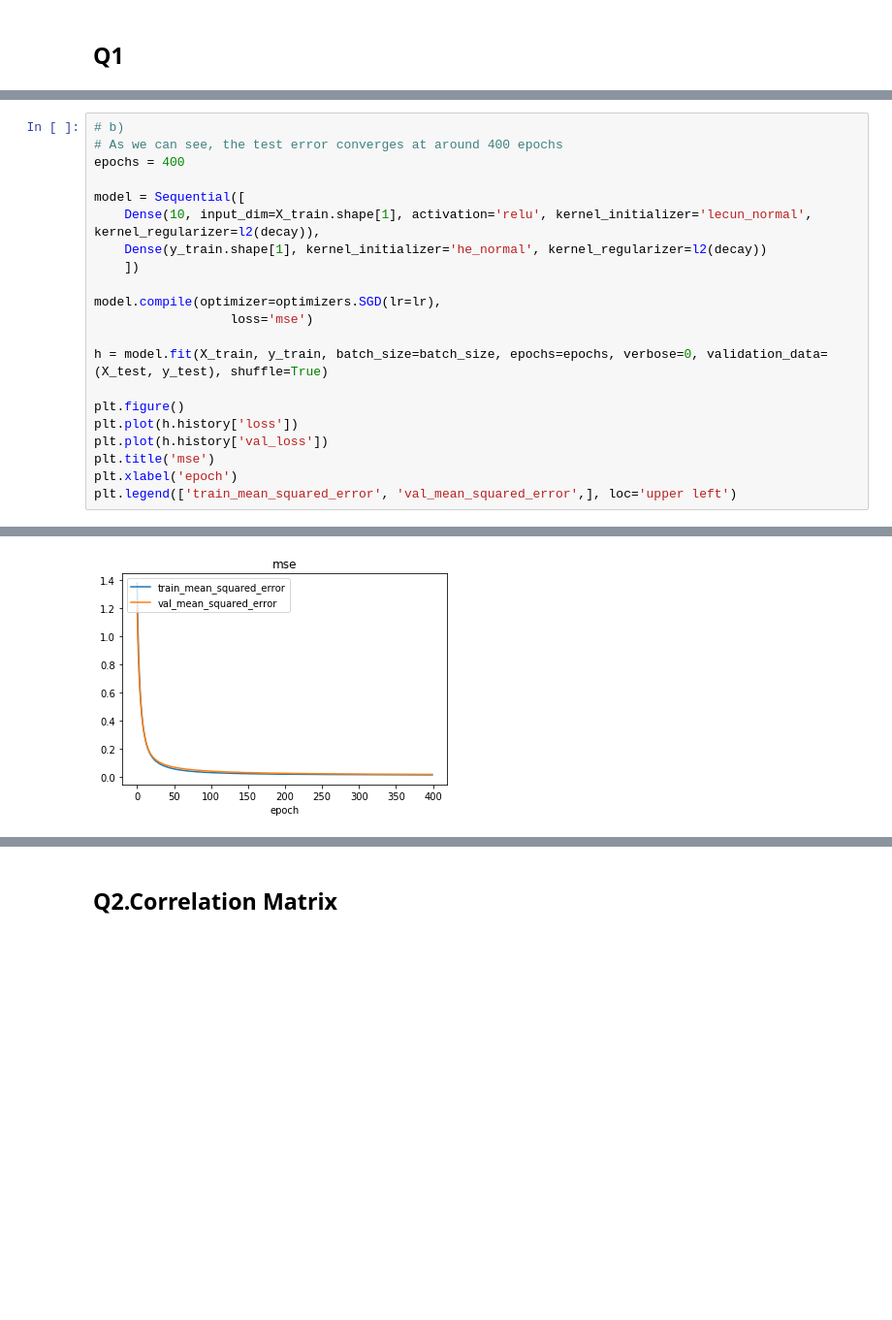
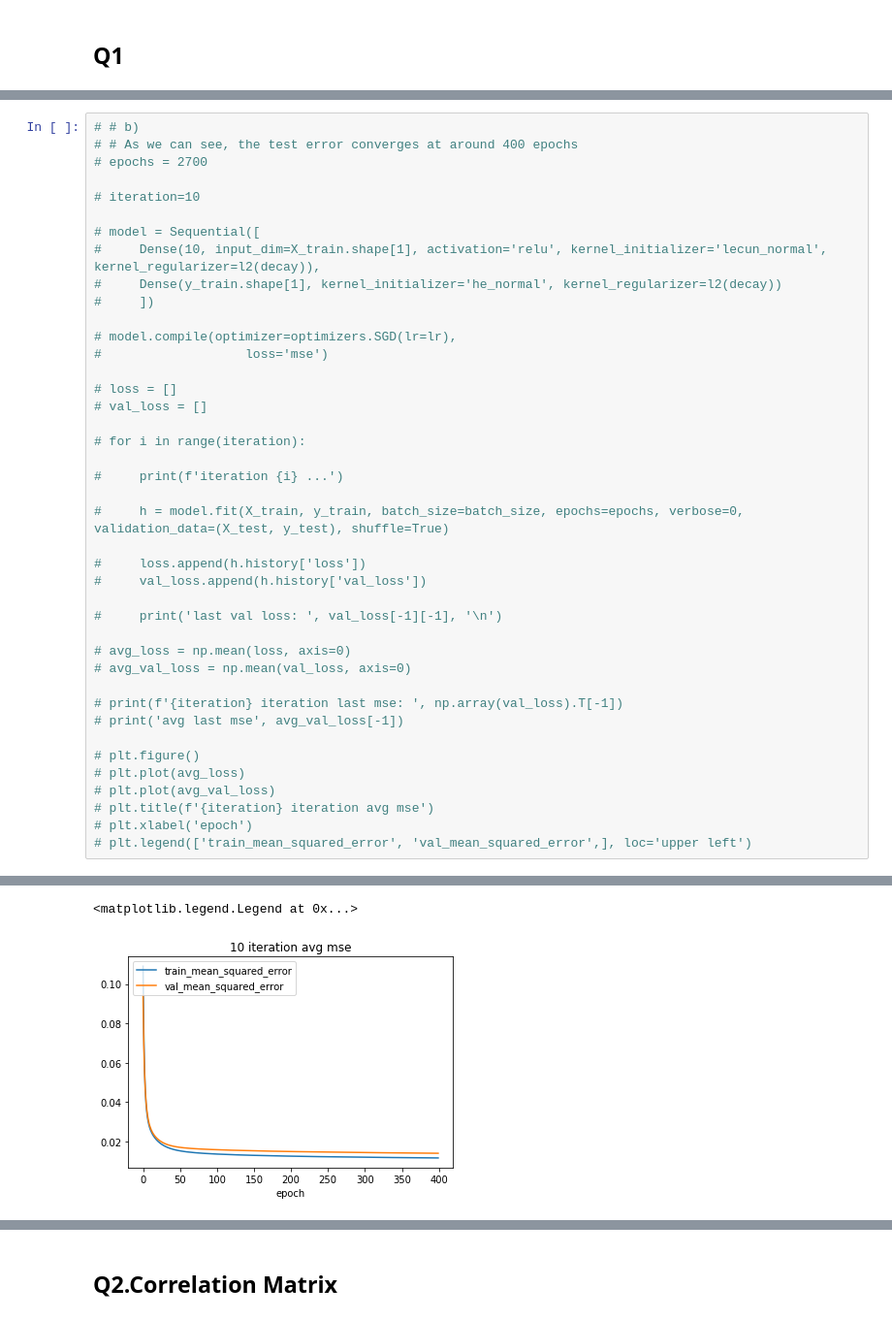
Before and after one commit to Yuhaooooo/CZ4042_Deep_Learning, a Jupyter notebook: assignment1_question_b/question_b.ipynb, the cells around one changed output, grey strips where cells are left out. Shown at 97% size. Saved outputs shown, nothing was run; the diff lists cells and outputs as text; blank space fills up the shorter version.

```diff
--- a/assignment1_question_b/question_b.ipynb
+++ b/assignment1_question_b/question_b.ipynb
@@ -96,22 +117,42 @@ plt.legend(['train_mean_squared_error', 'val_mean_squared_error',], loc='upper l
 # %%
-# b)
-# As we can see, the test error converges at around 400 epochs
-epochs = 400
+# # b)
+# # As we can see, the test error converges at around 400 epochs
+# epochs = 2700
 
-model = Sequential([
-    Dense(10, input_dim=X_train.shape[1], activation='relu', kernel_initializer='lecun_normal', kernel_regularizer=l2(decay)),
-    Dense(y_train.shape[1], kernel_initializer='he_normal', kernel_regularizer=l2(decay))
-    ])
+# iteration=10
 
-model.compile(optimizer=optimizers.SGD(lr=lr),
-                  loss='mse')
+# model = Sequential([
+#     Dense(10, input_dim=X_train.shape[1], activation='relu', kernel_initializer='lecun_normal', kernel_regularizer=l2(decay)),
+#     Dense(y_train.shape[1], kernel_initializer='he_normal', kernel_regularizer=l2(decay))
+#     ])
 
-h = model.fit(X_train, y_train, batch_size=batch_size, epochs=epochs, verbose=0, validation_data=(X_test, y_test), shuffle=True)
+# model.compile(optimizer=optimizers.SGD(lr=lr),
+#                   loss='mse')
 
-plt.figure()
-plt.plot(h.history['loss'])
-plt.plot(h.history['val_loss'])
-plt.title('mse')
-plt.xlabel('epoch')
-plt.legend(['train_mean_squared_error', 'val_mean_squared_error',], loc='upper left')
+# loss = []
+# val_loss = []
+
+# for i in range(iteration):
+
+#     print(f'iteration {i} ...')
+
+#     h = model.fit(X_train, y_train, batch_size=batch_size, epochs=epochs, verbose=0, validation_data=(X_test, y_test), shuffle=True)
+
+#     loss.append(h.history['loss'])
+#     val_loss.append(h.history['val_loss'])
+
+#     print('last val loss: ', val_loss[-1][-1], '\n')
+
+# avg_loss = np.mean(loss, axis=0)
+# avg_val_loss = np.mean(val_loss, axis=0)
+
+# print(f'{iteration} iteration last mse: ', np.array(val_loss).T[-1])
+# print('avg last mse', avg_val_loss[-1])
+
+# plt.figure()
+# plt.plot(avg_loss)
+# plt.plot(avg_val_loss)
+# plt.title(f'{iteration} iteration avg mse')
+# plt.xlabel('epoch')
+# plt.legend(['train_mean_squared_error', 'val_mean_squared_error',], loc='upper left')
 # %% [output]
@@ -119 +176,2 @@ plt.legend(['train_mean_squared_error', 'val_mean_squared_error',], loc='upper l
+<matplotlib.legend.Legend at 0x...>
-[figure, old version]
+[figure, new version]
```
Also changed, not shown: parts of 8 cells of this notebook.
